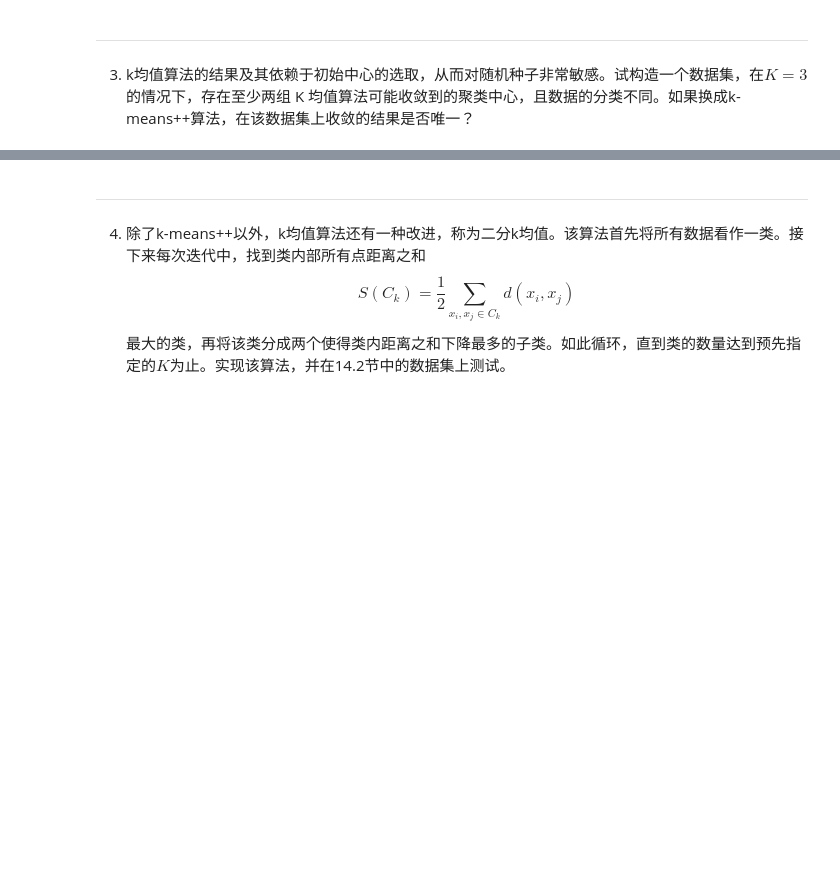
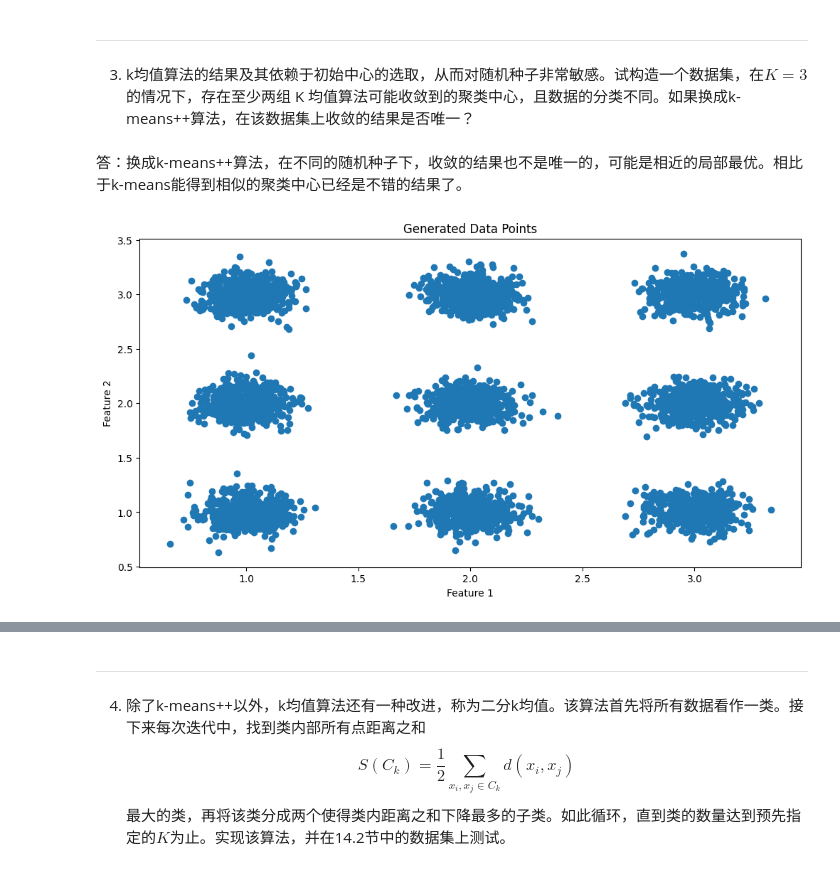
Before and after one commit to motewei/Hands-on-ML-solutions, a Jupyter notebook: 第14章 k均值聚类/章节习题解答/k均值聚类.ipynb, the cells around one changed output, grey strips where cells are left out. Saved outputs shown, nothing was run; the diff lists cells and outputs as text; code cells hidden in the pictures; blank space fills up the shorter version.

Commit message:
K-Means Clustering Algorithm

```diff
--- a/第14章 k均值聚类/章节习题解答/k均值聚类.ipynb
+++ b/第14章 k均值聚类/章节习题解答/k均值聚类.ipynb
@@ -8,3 +28,30 @@
 ---
 # %% [markdown]
 3. k均值算法的结果及其依赖于初始中心的选取，从而对随机种子非常敏感。试构造一个数据集，在$K=3$的情况下，存在至少两组 K 均值算法可能收敛到的聚类中心，且数据的分类不同。如果换成k-means++算法，在该数据集上收敛的结果是否唯一？
+# %% [markdown]
+答：换成k-means++算法，在不同的随机种子下，收敛的结果也不是唯一的，可能是相近的局部最优。相比于k-means能得到相似的聚类中心已经是不错的结果了。
+# %%
+import numpy as np
+import matplotlib.pyplot as plt
+from sklearn.datasets import make_blobs
+from sklearn.cluster import KMeans
+
+# 设置随机种子以确保结果可重复
+np.random.seed(2024)
+
+
+# 生成数据
+n_samples = 4500
+cluster_std = 0.1
+centers = [[1, 1], [1, 2], [1, 3], [2, 1], [2, 2], [2, 3], [3, 1], [3, 2], [3, 3]]
+X, _ = make_blobs(n_samples=n_samples, centers=centers, cluster_std=cluster_std, random_state=np.random.seed(2024))
+
+# 绘制生成的数据点
+plt.figure(figsize=(12, 6))
+plt.scatter(X[:, 0], X[:, 1])
+plt.title('Generated Data Points')
+plt.xlabel('Feature 1')
+plt.ylabel('Feature 2')
+plt.show()
+# %% [output]
+[figure, added]
```
Also changed, not shown: parts of 21 cells of this notebook.
